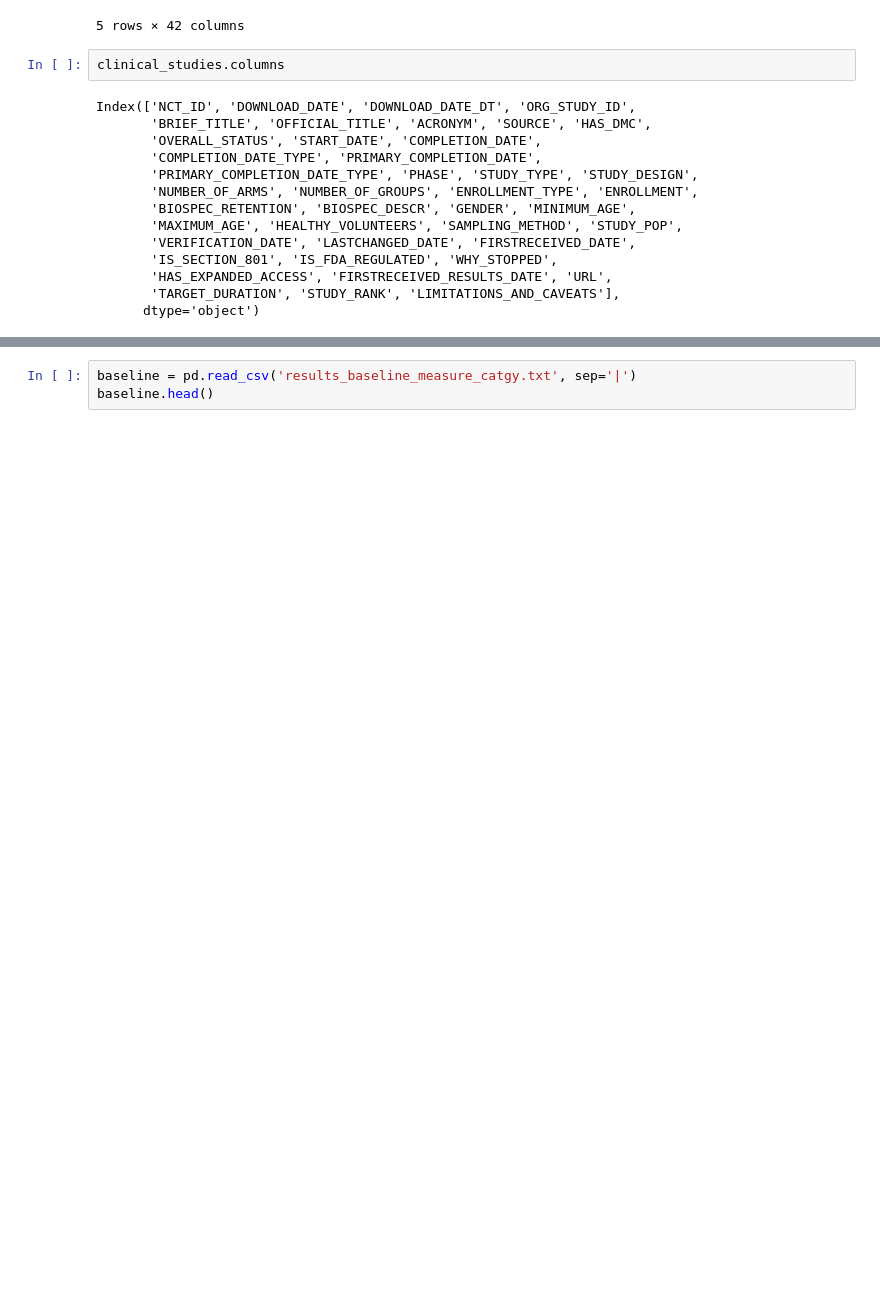
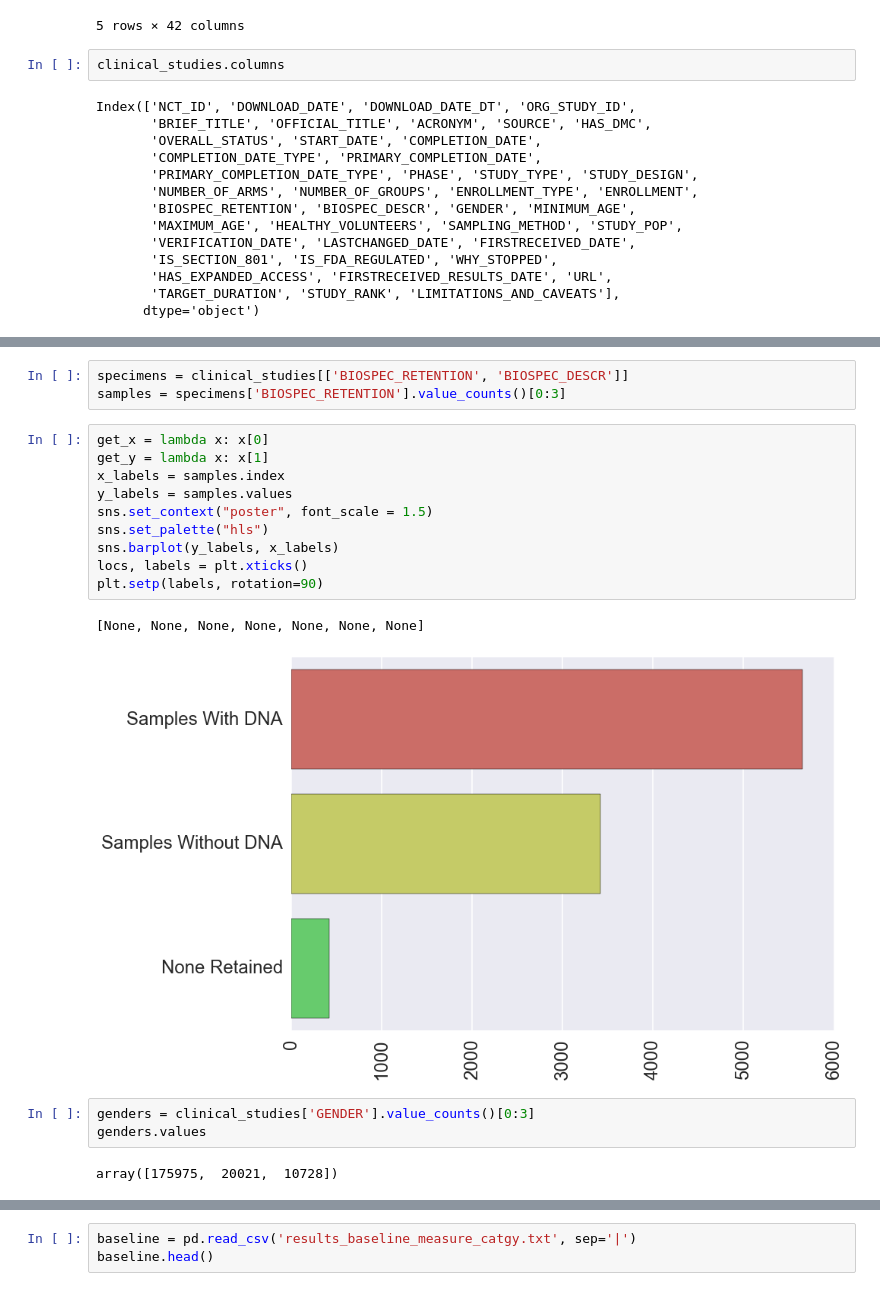
Before and after one commit to szeitlin/clinicaltrials, a Jupyter notebook: 07082016_initial_eda.ipynb, the cells around one changed output, grey strips where cells are left out. Drawn from its saved outputs; the diff is of its cells as text; blank space fills up the shorter version.

Commit message:
more EDA data cleaning & charts

```diff
--- a/07082016_initial_eda.ipynb
+++ b/07082016_initial_eda.ipynb
@@ -479,0 +584,21 @@ Index(['NCT_ID', 'DOWNLOAD_DATE', 'DOWNLOAD_DATE_DT', 'ORG_STUDY_ID',
+# %%
+specimens = clinical_studies[['BIOSPEC_RETENTION', 'BIOSPEC_DESCR']]
+samples = specimens['BIOSPEC_RETENTION'].value_counts()[0:3]
+# %%
+get_x = lambda x: x[0]
+get_y = lambda x: x[1]
+x_labels = samples.index
+y_labels = samples.values
+sns.set_context("poster", font_scale = 1.5)
+sns.set_palette("hls")
+sns.barplot(y_labels, x_labels)
+locs, labels = plt.xticks()
+plt.setp(labels, rotation=90)
+# %% [output]
+[None, None, None, None, None, None, None]
+[figure, added]
+# %%
+genders = clinical_studies['GENDER'].value_counts()[0:3]
+genders.values
+# %% [output]
+array([175975,  20021,  10728])
```
Also changed, not shown: parts of 22 cells of this notebook, 1 other file.
